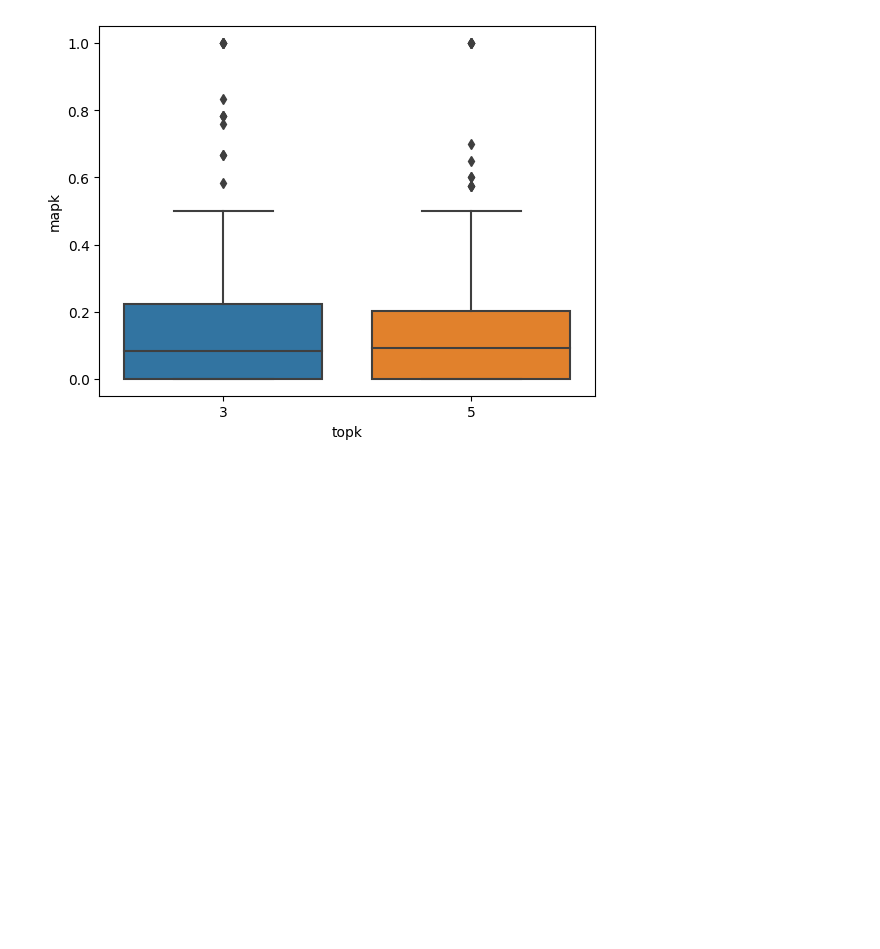
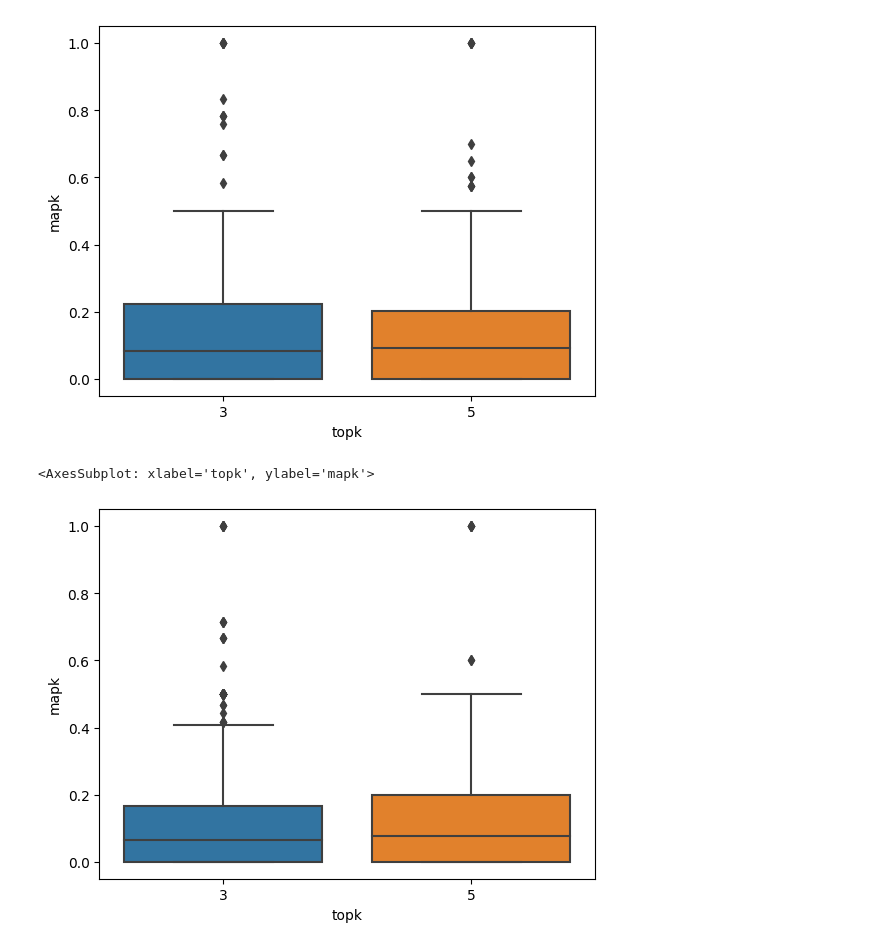
Before and after one commit to getuliobr/AutoLabellerEvaluator, a Jupyter notebook: data.ipynb, the cells around one changed output. Cells and saved outputs as stored; diff of their text form; code cells hidden in the pictures; blank space fills up the shorter version.

```diff
--- a/data.ipynb
+++ b/data.ipynb
@@ -46,3 +46,8 @@ sns.boxplot(x=sbert["topk"], y=sbert["mapk"])
 # %% [output]
 <AxesSubplot: xlabel='topk', ylabel='mapk'>
 [figure]
+# %%
+sns.boxplot(x=word2vec["topk"], y=word2vec["mapk"])
+# %% [output]
+<AxesSubplot: xlabel='topk', ylabel='mapk'>
+[figure, added]
```
Also changed, not shown: parts of 4 cells of this notebook.
